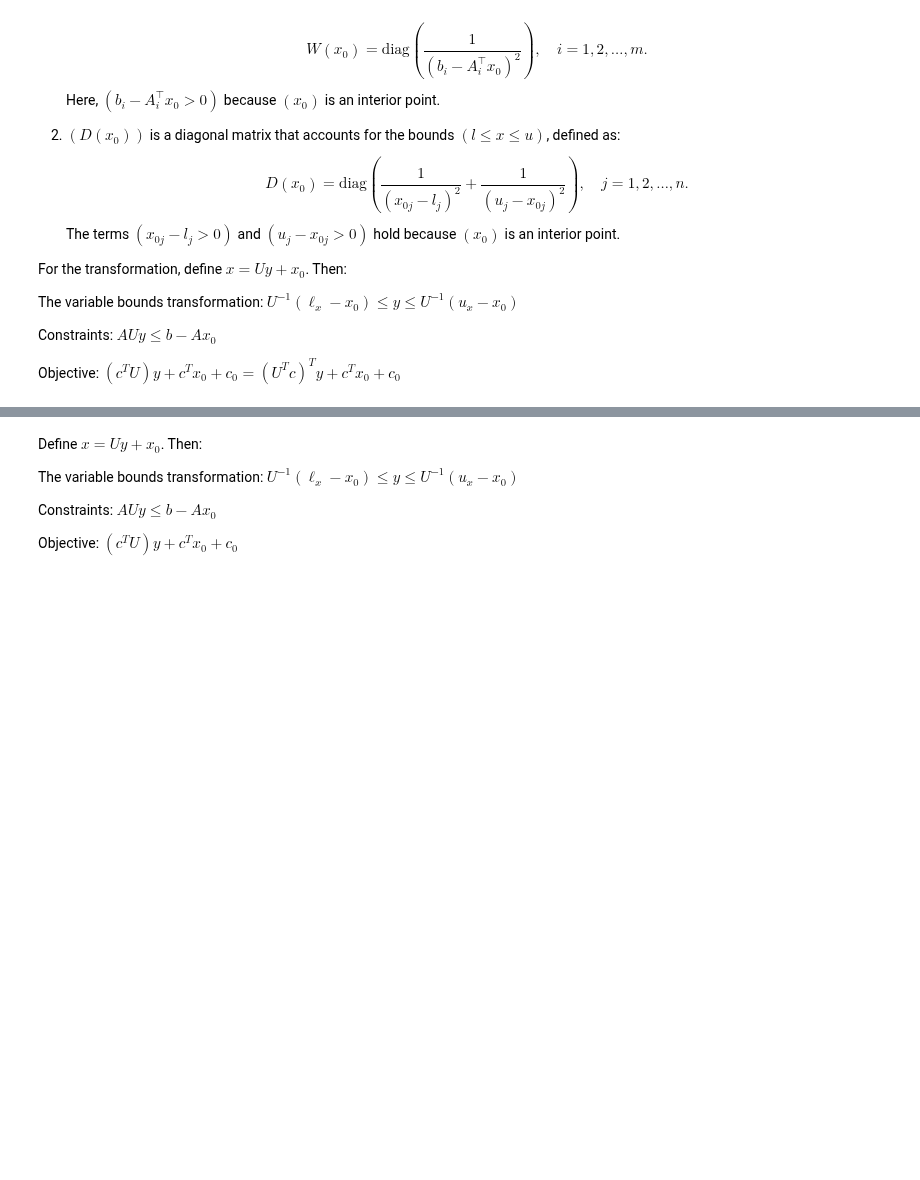
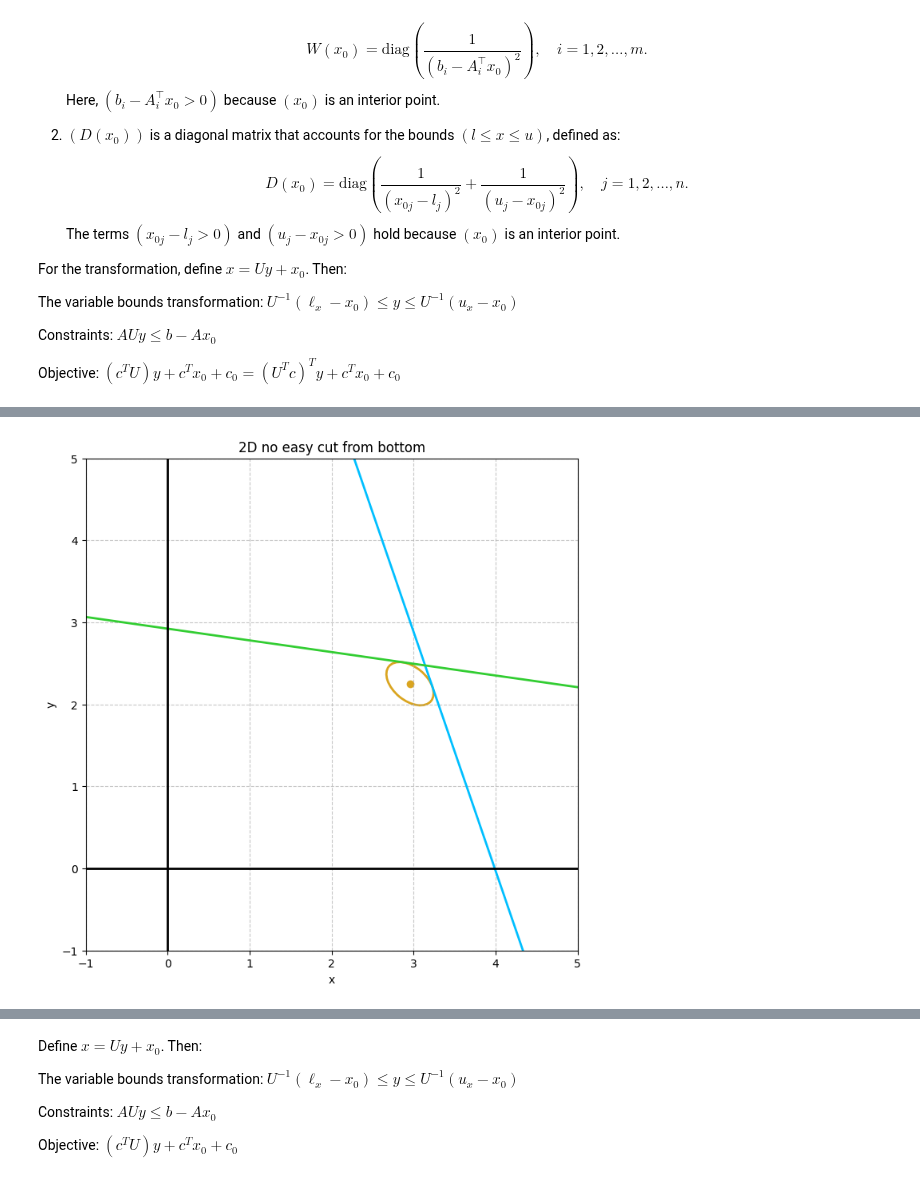
Before and after one commit to BrannonKing/intersection_cuts, a Jupyter notebook: dikin_for_basis_improvement.ipynb, the cells around one changed output, grey strips where cells are left out. Saved outputs shown, nothing was run; the diff lists cells and outputs as text; code cells hidden in the pictures; blank space fills up the shorter version.

```diff
--- a/dikin_for_basis_improvement.ipynb
+++ b/dikin_for_basis_improvement.ipynb
@@ -310,0 +405,87 @@ for instance in list(instances.values())[0:3]:
+# %%
+# bring the corner in so that it's acute
+
+il.reload(el)
+il.reload(gu)
+il.reload(pu)
+il.reload(du)
+
+def fix_tableau_dirs(mdl, tab, idx):
+    variables = mdl.getVars()
+    constraints = mdl.getConstrs()
+    for col, j in enumerate(idx):
+        if j < len(variables):
+            # print("Var INFO:", variables[j].VarName, "VBasis", variables[j].VBasis, "LB", variables[j].LB, "UB", variables[j].UB)
+            if variables[j].VBasis == -2:
+                tab[:, col] = -tab[:, col]  # might need to be UB - ... ?
+            elif variables[j].VBasis == -1:  # not sure what to do with VBasis=-3
+                if variables[j].LB != 0.0:
+                    print("Warning: LB is nonzero for variable", variables[j].VarName, "LB", variables[j].LB, "UB", variables[j].UB)
+        else:
+            constraint = constraints[j - len(variables)]
+            if constraint.Sense == '>':  # Achterberg said lt and lte are standard; should just need to flip gt
+                tab[:, col] = -tab[:, col]
+
+instances = el.get_instances(env)
+# instances = jl.get_instances()
+for instance in list(instances.values())[1:2]:
+    # model = instance.as_gurobi_balas_model(use_big_m=True, env=env)
+    model = instance.as_gurobi_model()
+    print("Running:", model.ModelName)
+
+    relaxed = relax_and_shrink(model, 0.0, 0.0)
+    relaxed.optimize()
+    x1 = np.array([v.X for v in relaxed.getVars()]) # + [c.Slack for c in relaxed.getConstrs()])
+
+    niv = model.NumIntVars
+    assert niv > 0
+    # shrunk = relax_and_shrink(model, np.sqrt(niv), 0.1)
+    # shrunk.optimize()
+    # x2 = np.array([v.X for v in shrunk.getVars()])
+
+
+    # get the corner vectors
+    basis = gu.read_basis(relaxed)
+    tableau, col_to_var_idx, negated_rows = gu.read_tableau(relaxed, basis, remove_basis_cols=True)
+    fix_tableau_dirs(relaxed, tableau, col_to_var_idx)
+    tableau /= np.linalg.norm(tableau, axis=0)  # normalize column vectors
+
+    x2_bas = retreat_from_optimum_via_average_vector(tableau, x1[basis], np.sqrt(niv)* 0.45)
+    x2 = np.zeros_like(x1)
+    x2[basis] = x2_bas
+    direction = (x1 - x2).reshape(-1, 1)  # vectors point away by default
+    # direction = np.ones((tableau.shape[0], 1))  # vectors point away by default
+
+    # I can't have more columns than rows going into the CLLL.
+    # So I need to reduce the number of columns.
+    # I could do this by removing the columns that are linearly dependent.
+    # But there's probably not too many of those.
+    # I could just choose the first n columns or I could choose a random set.
+    # Ideally I would choose the columns that are most orthogonal to the direction vector.
+    # Code to do that would be:
+    if tableau.shape[1] > tableau.shape[0]:
+        keepers = np.argsort(np.abs(np.dot(tableau.T, direction).flatten()))[::-1]
+        tableau = tableau[:, keepers[:tableau.shape[0]]]
+
+    scaled = exp_scale_2(tableau, direction, eps=1)  # could negate dir or tableau
+    # scaled = to_det_1(scaled)
+    # orig = scaled.copy()
+    # B2, U = du.lll_reduction_deepseek(scaled)
+    U = scaled # du.CLLL_Post(scaled)
+
+    # either we make the matrix big enough for all variables, or we make it only apply to the basis variables.
+    # if we do the former, I don't have to drop any columns. However, that's likely much larger and requires sparse handling.
+
+    model2 = apply_transform(model, U, -x2, basis)  # np.zeros_like(x2)
+    A, b, c, l, u = get_A_b_c_l_u(model2)
+    # model2.params.LogToConsole = 0
+    # model2.optimize()
+    # x3 = np.array([v.X for v in model2.getVars()])
+    # # return it to original space:
+    # U_inv = np.linalg.inv(U)
+    # x4 = U_inv @ (x3 - (x2 - U @ x2))
+    # print("X3, X4", x3, x4)
+
+    fig = pu.plot_constraints_lte(model.ModelName, A, b, l, u, points=[x2[:2]])
+    du.plot_ellipse(A, b, l, u, x2, fig=fig)
+# %% [output]
@@ -310,0 +494 @@ for instance in list(instances.values())[0:3]:
+[figure, added]
```
Also changed, not shown: parts of 9 cells of this notebook, 4 other files.
